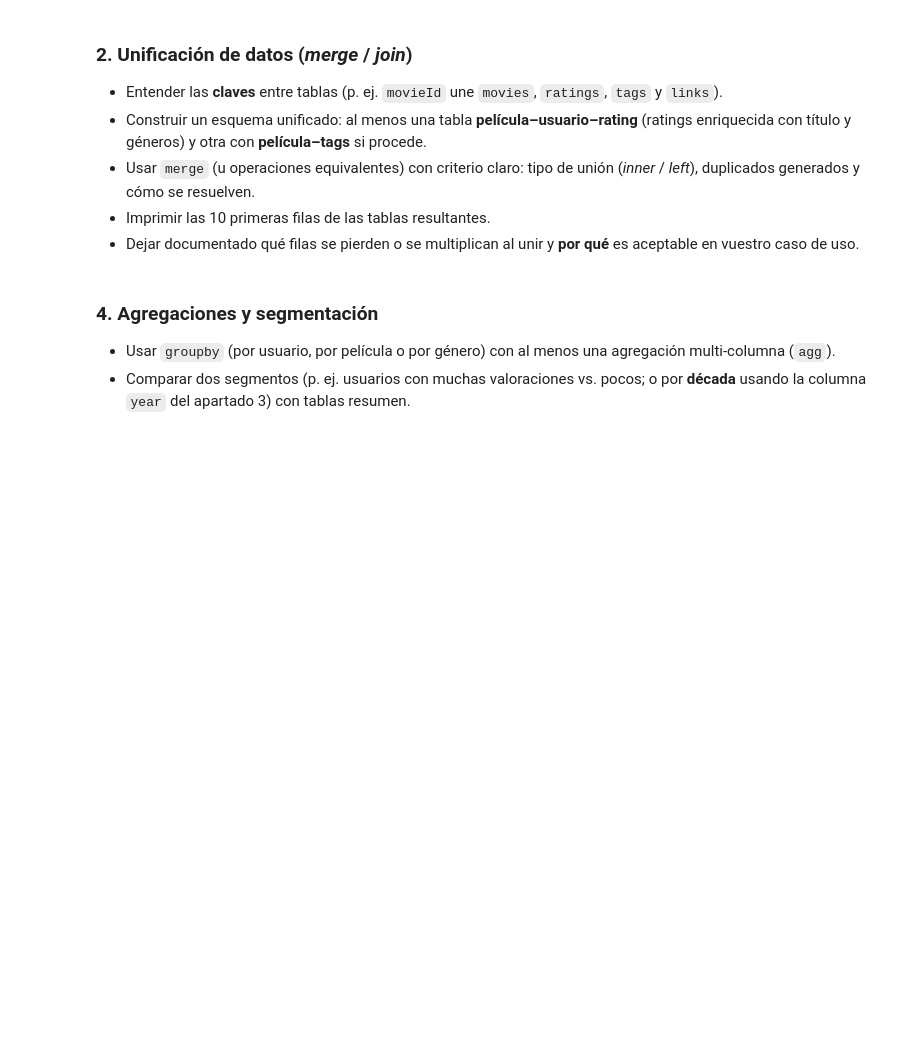
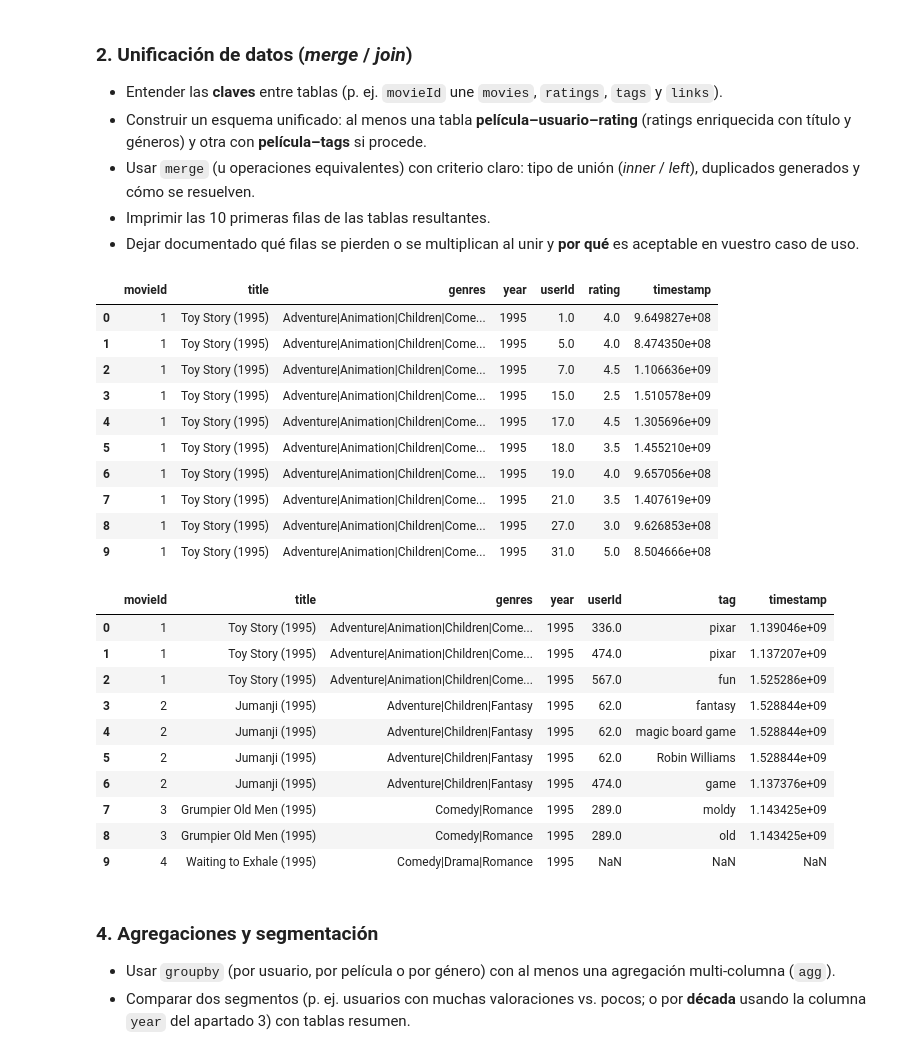
Before and after one commit to LucasAvilaI/tc-sprint03-04-peliculas-E3, a Jupyter notebook: Team_Challenge_sprint03_04.ipynb, the cells around one changed output. Saved outputs shown, nothing was run; the diff lists cells and outputs as text; code cells hidden in the pictures; blank space fills up the shorter version.

Commit message:
feat: parte 1 ej2 (merge) -> añado head(10) + parte 3 -> cambio de model y corrección comentario + clear all outputs

```diff
--- a/Team_Challenge_sprint03_04.ipynb
+++ b/Team_Challenge_sprint03_04.ipynb
@@ -319,15 +393,38 @@ print(sin_year['title'].head(10).to_string())
 # %%
 # --- RAUL ---
 # --- Apartado 3: Merge / join  ---
 
 # RAUL:
 # En general el master será la película y querremos que siempre salga la película aunque haya nulos.
 df_mov_x_rat = pd.merge(df_movies, df_ratings, on="movieId", how="left")
 df_mov_x_tag = pd.merge(df_movies, df_tags, on="movieId", how="left")
-display(df_mov_x_rat)
-display(df_mov_x_tag )
+display(df_mov_x_rat.head(10))
+display(df_mov_x_tag.head(10))
 # RAUL - Juego de pruebas:
 # Añadir una línea con movieID con 0 y verificar que sale con el resto nulos.
+# %% [output]
+|  | movieId | title | genres | year | userId | rating | timestamp |
+| 0 | 1 | Toy Story (1995) | Adventure|Animation|Children|Come... | 1995 | 1.0 | 4.0 | 9.649827e+08 |
+| 1 | 1 | Toy Story (1995) | Adventure|Animation|Children|Come... | 1995 | 5.0 | 4.0 | 8.474350e+08 |
+| 2 | 1 | Toy Story (1995) | Adventure|Animation|Children|Come... | 1995 | 7.0 | 4.5 | 1.106636e+09 |
+| 3 | 1 | Toy Story (1995) | Adventure|Animation|Children|Come... | 1995 | 15.0 | 2.5 | 1.510578e+09 |
+| 4 | 1 | Toy Story (1995) | Adventure|Animation|Children|Come... | 1995 | 17.0 | 4.5 | 1.305696e+09 |
+| 5 | 1 | Toy Story (1995) | Adventure|Animation|Children|Come... | 1995 | 18.0 | 3.5 | 1.455210e+09 |
+| 6 | 1 | Toy Story (1995) | Adventure|Animation|Children|Come... | 1995 | 19.0 | 4.0 | 9.657056e+08 |
+| 7 | 1 | Toy Story (1995) | Adventure|Animation|Children|Come... | 1995 | 21.0 | 3.5 | 1.407619e+09 |
+| 8 | 1 | Toy Story (1995) | Adventure|Animation|Children|Come... | 1995 | 27.0 | 3.0 | 9.626853e+08 |
+| 9 | 1 | Toy Story (1995) | Adventure|Animation|Children|Come... | 1995 | 31.0 | 5.0 | 8.504666e+08 |
+|  | movieId | title | genres | year | userId | tag | timestamp |
+| 0 | 1 | Toy Story (1995) | Adventure|Animation|Children|Come... | 1995 | 336.0 | pixar | 1.139046e+09 |
+| 1 | 1 | Toy Story (1995) | Adventure|Animation|Children|Come... | 1995 | 474.0 | pixar | 1.137207e+09 |
+| 2 | 1 | Toy Story (1995) | Adventure|Animation|Children|Come... | 1995 | 567.0 | fun | 1.525286e+09 |
+| 3 | 2 | Jumanji (1995) | Adventure|Children|Fantasy | 1995 | 62.0 | fantasy | 1.528844e+09 |
+| 4 | 2 | Jumanji (1995) | Adventure|Children|Fantasy | 1995 | 62.0 | magic board game | 1.528844e+09 |
+| 5 | 2 | Jumanji (1995) | Adventure|Children|Fantasy | 1995 | 62.0 | Robin Williams | 1.528844e+09 |
+| 6 | 2 | Jumanji (1995) | Adventure|Children|Fantasy | 1995 | 474.0 | game | 1.137376e+09 |
+| 7 | 3 | Grumpier Old Men (1995) | Comedy|Romance | 1995 | 289.0 | moldy | 1.143425e+09 |
+| 8 | 3 | Grumpier Old Men (1995) | Comedy|Romance | 1995 | 289.0 | old | 1.143425e+09 |
+| 9 | 4 | Waiting to Exhale (1995) | Comedy|Drama|Romance | 1995 | NaN | NaN | NaN |
 # %%
 # --- ALEJANDRA ---
 import pandas as pd
```
Also changed, not shown: parts of 6 cells of this notebook.
